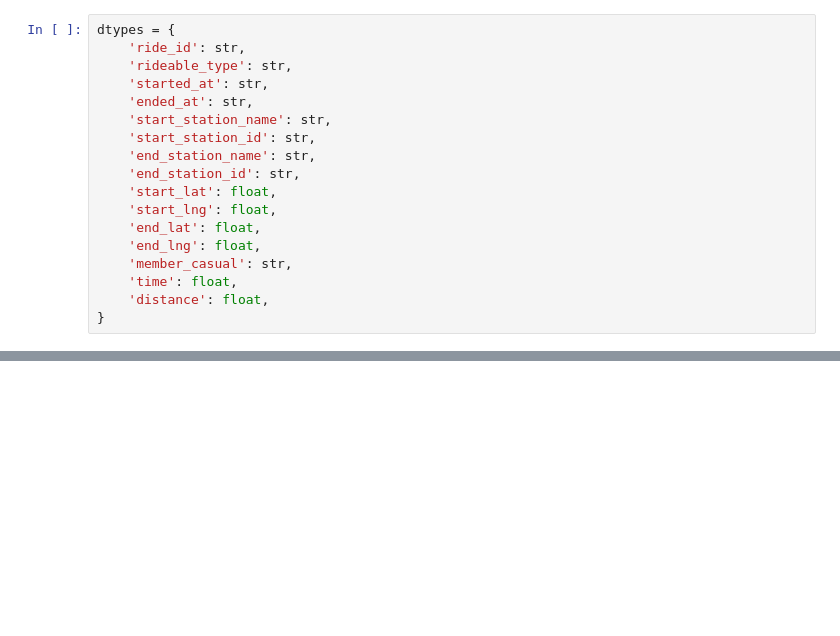
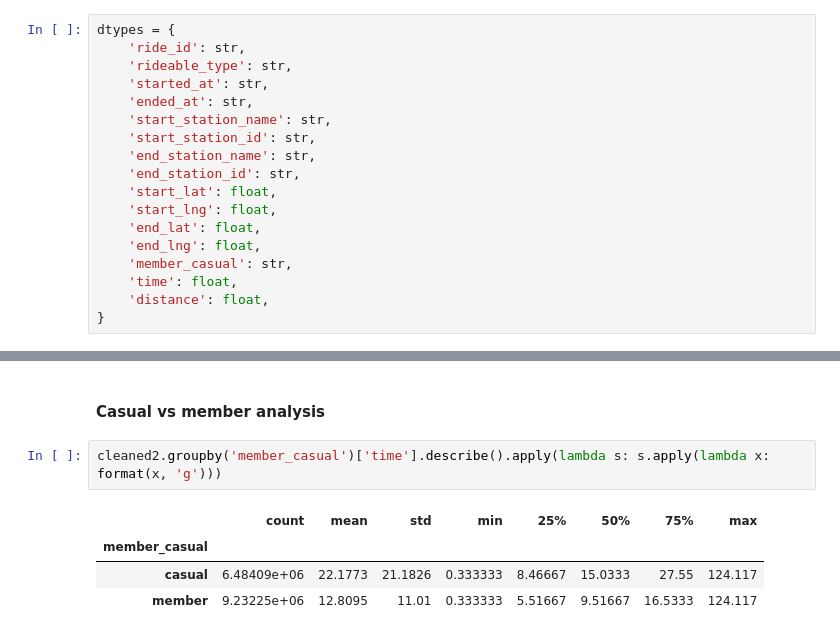
Before and after one commit to pollyren/divvy, a Jupyter notebook: eda/analysis.ipynb, the cells around one changed output, grey strips where cells are left out. Drawn from its saved outputs; the diff is of its cells as text; blank space fills up the shorter version.

```diff
--- a/eda/analysis.ipynb
+++ b/eda/analysis.ipynb
@@ -68,0 +163,9 @@ two = data[data['started_at'].dt.year == 2022]
+# %% [markdown]
+#### Casual vs member analysis
+# %%
+cleaned2.groupby('member_casual')['time'].describe().apply(lambda s: s.apply(lambda x: format(x, 'g')))
+# %% [output]
+|  | count | mean | std | min | 25% | 50% | 75% | max |
+| member_casual |  |  |  |  |  |  |  |  |
+| casual | 6.48409e+06 | 22.1773 | 21.1826 | 0.333333 | 8.46667 | 15.0333 | 27.55 | 124.117 |
+| member | 9.23225e+06 | 12.8095 | 11.01 | 0.333333 | 5.51667 | 9.51667 | 16.5333 | 124.117 |
```
Also changed, not shown: parts of 25 cells of this notebook.
